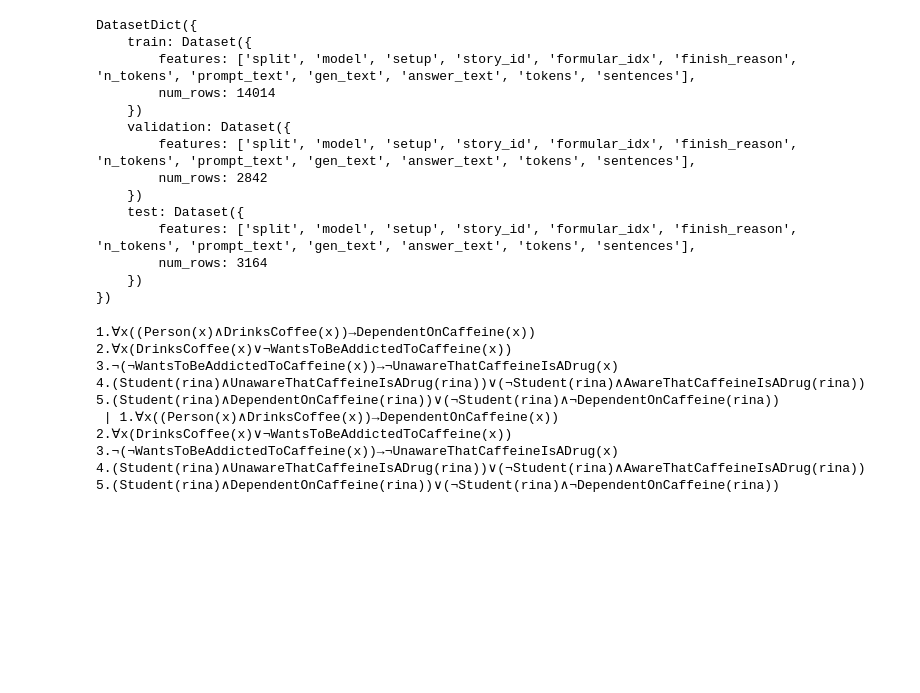
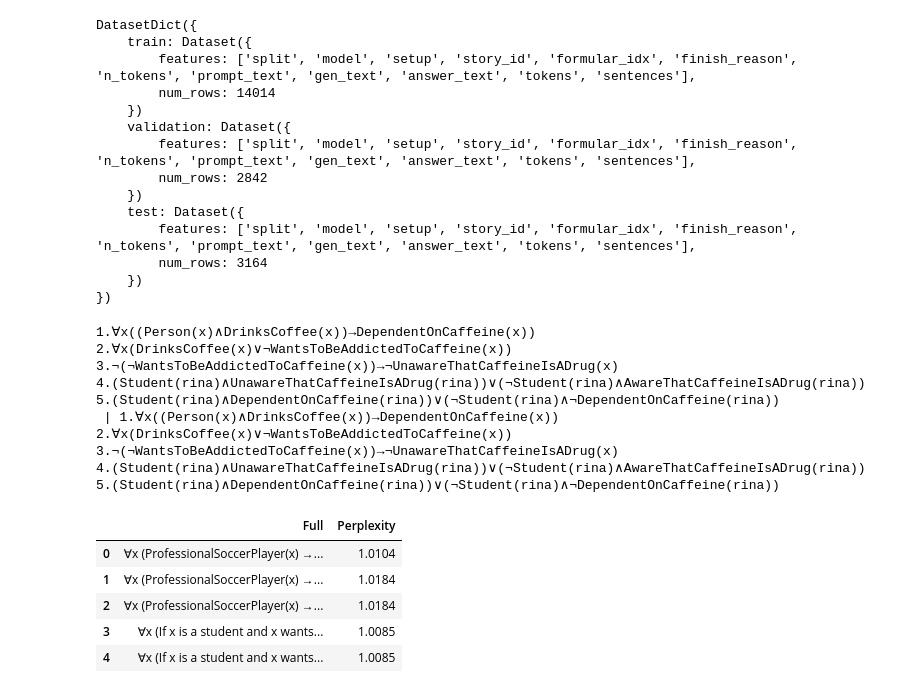
Before and after one commit to Kurocaguama/Kurosagol, a Jupyter notebook: Ongoing/NM ExtraTests.ipynb, the cells around one changed output. Cells and saved outputs as stored; diff of their text form; code cells hidden in the pictures; blank space fills up the shorter version.

```diff
--- a/Ongoing/NM ExtraTests.ipynb
+++ b/Ongoing/NM ExtraTests.ipynb
@@ -34,3 +35,16 @@ print(train['gen_text'][0], '|', train['answer_text'][0])
 3.¬(¬WantsToBeAddictedToCaffeine(x))→¬UnawareThatCaffeineIsADrug(x)
 4.(Student(rina)∧UnawareThatCaffeineIsADrug(rina))∨(¬Student(rina)∧AwareThatCaffeineIsADrug(rina))
 5.(Student(rina)∧DependentOnCaffeine(rina))∨(¬Student(rina)∧¬DependentOnCaffeine(rina))
+# %%
+import pandas as pd
+
+test = pd.read_csv('/home/flopezp/Kurosagol/Ongoing/baseline_datasets/test/raw/DeepSeek-R1-Distill-Qwen-1.5B_full.csv')
+test = test.drop(columns=['Unnamed: 0'])
+test['Perplexity'].mean()
+# %% [output]
+|  | Full | Perplexity |
+| 0 | ∀x (ProfessionalSoccerPlayer(x) →... | 1.0104 |
+| 1 | ∀x (ProfessionalSoccerPlayer(x) →... | 1.0184 |
+| 2 | ∀x (ProfessionalSoccerPlayer(x) →... | 1.0184 |
+| 3 | ∀x (If x is a student and x wants... | 1.0085 |
+| 4 | ∀x (If x is a student and x wants... | 1.0085 |
```
Also changed, not shown: parts of 2 cells of this notebook, 7 other files.
